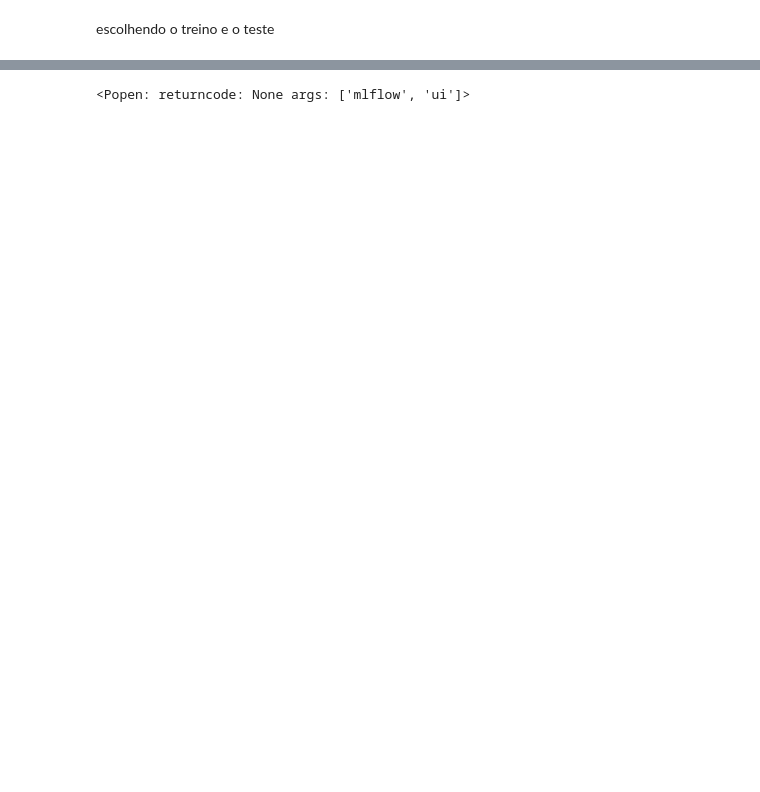
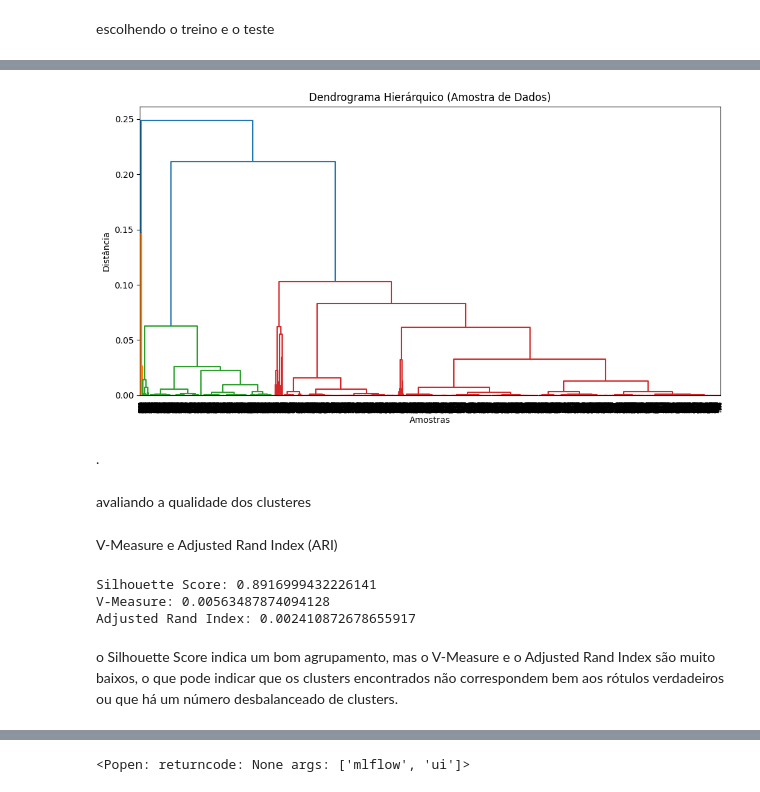
Before and after one commit to SaraEmilay/Projeto-Introdu-o-ci-ncia-de-dados, a Jupyter notebook: Projeto.ipynb, the cells around one changed output, grey strips where cells are left out. Saved outputs shown, nothing was run; the diff lists cells and outputs as text; code cells hidden in the pictures; blank space fills up the shorter version.

```diff
--- a/Projeto.ipynb
+++ b/Projeto.ipynb
@@ -852,0 +1211,47 @@ y_pred4 = model4.predict(X_val)
+# %%
+from scipy.cluster.hierarchy import linkage, dendrogram
+from scipy.spatial.distance import pdist
+
+df_sample = df.sample(frac=0.2, random_state=1)
+
+# Selecionando as colunas para clustering hierárquico
+X_sample = df_sample[[ 'NU_IDADE', 'TP_COR_RACA', 'IN_NECESSIDADE_ESPECIAL', 'IN_AUTISMO']]
+
+# Calculando a matriz de distância
+distance = pdist(X_sample, metric='cosine')
+
+# Construindo o dendrograma usando linkage
+Z = linkage(distance, method='centroid', metric='cosine')
+
+# Plotando o dendrograma
+plt.figure(figsize=(12, 6))
+dendrogram(Z)
+plt.title('Dendrograma Hierárquico (Amostra de Dados)')
+plt.xlabel('Amostras')
+plt.ylabel('Distância')
+plt.show()
+# %% [output]
+[figure, added]
+# %% [markdown]
+.
+# %% [markdown]
+avaliando a qualidade dos clusteres
+# %% [markdown]
+V-Measure e Adjusted Rand Index (ARI)
+# %%
+from sklearn.metrics import v_measure_score, adjusted_rand_score
+
+# Calcular métricas de avaliação
+sil_score = silhouette_score(data, labels)
+v_measure = v_measure_score(y_train, labels)
+ari_score = adjusted_rand_score(y_train, labels)
+
+print(f"Silhouette Score: {sil_score}")
+print(f"V-Measure: {v_measure}")
+print(f"Adjusted Rand Index: {ari_score}")
+# %% [output]
+Silhouette Score: 0.8916999432226141
+V-Measure: 0.00563487874094128
+Adjusted Rand Index: 0.002410872678655917
+# %% [markdown]
+o Silhouette Score indica um bom agrupamento, mas o V-Measure e o Adjusted Rand Index são muito baixos, o que pode indicar que os clusters encontrados não correspondem bem aos rótulos verdadeiros ou que há um número desbalanceado de clusters.
```
Also changed, not shown: parts of 78 cells of this notebook.
